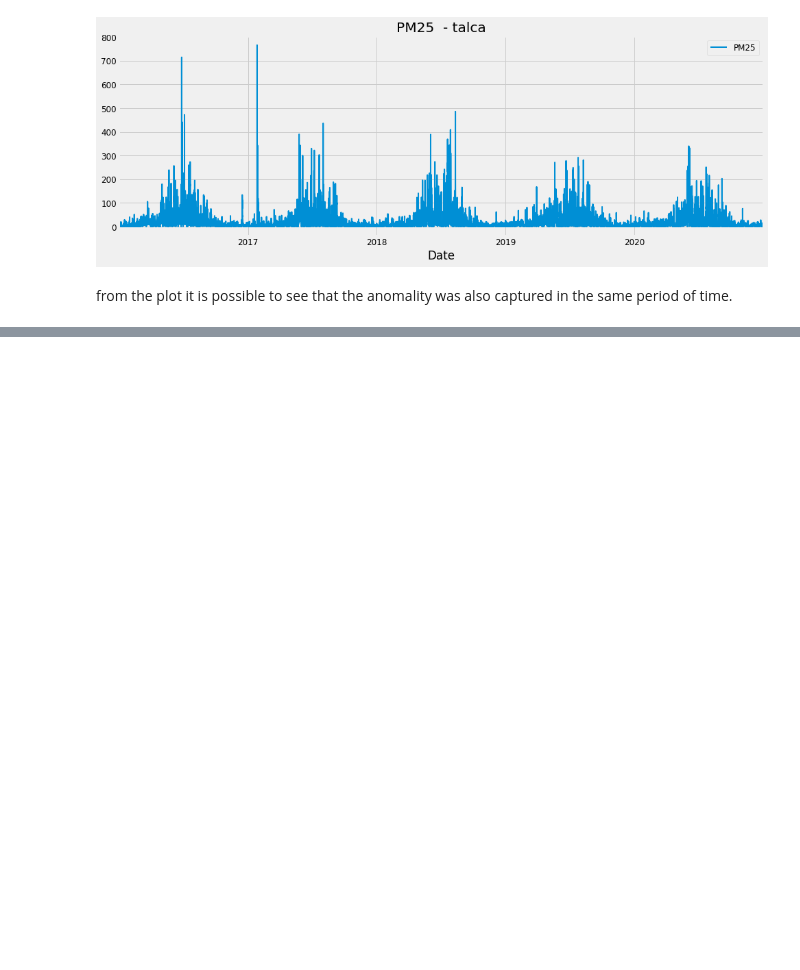
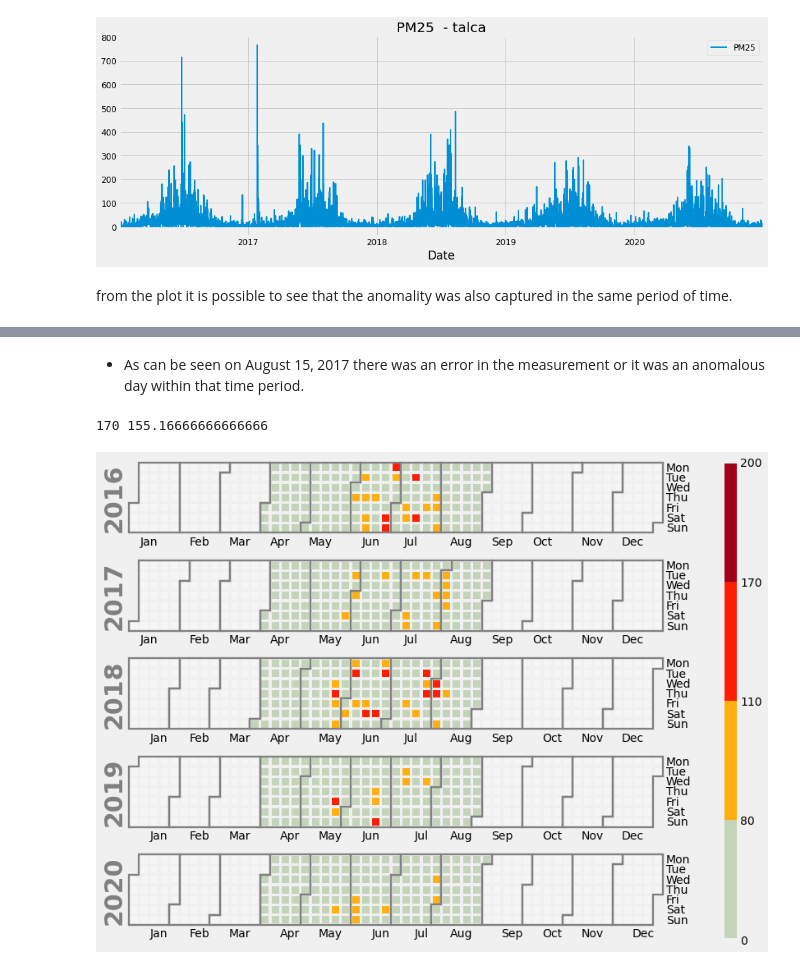
Before and after one commit to castudil/som-lstm, a Jupyter notebook: som_lstm.ipynb, the cells around one changed output, grey strips where cells are left out. Saved outputs shown, nothing was run; the diff lists cells and outputs as text; code cells hidden in the pictures; blank space fills up the shorter version.

```diff
--- a/som_lstm.ipynb
+++ b/som_lstm.ipynb
@@ -209,0 +726,7 @@ dtype: float64
+# %% [markdown]
+- As can be seen on August 15, 2017 there was an error in the measurement or it was an anomalous day within that time period.
+# %%
+calPlot_city('curico')
+# %% [output]
+170 155.16666666666666
+[figure, added]
```
Also changed, not shown: parts of 55 cells of this notebook.
